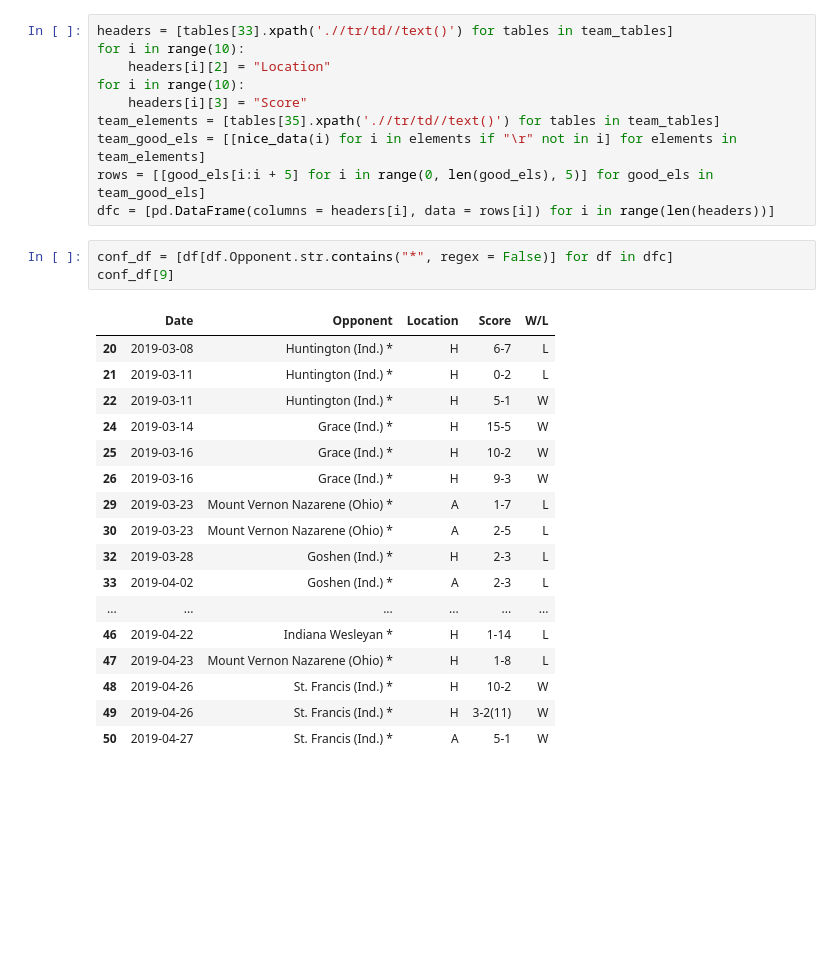
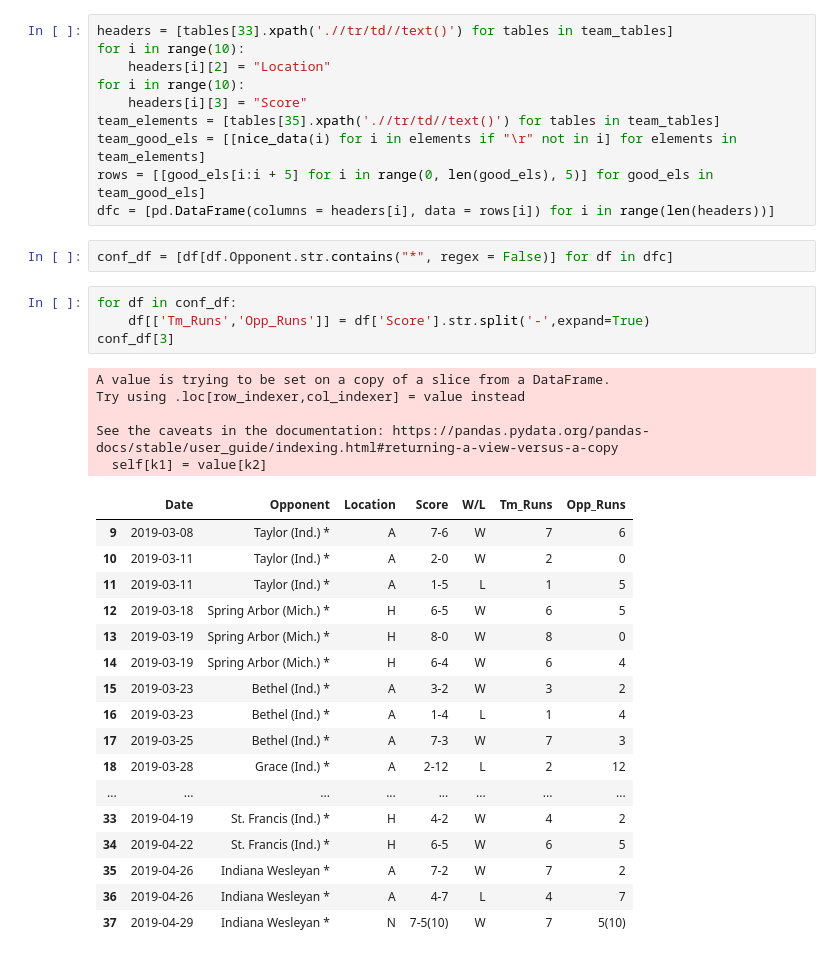
Before and after one commit to MathAtGrace/CrossRoads-Baseball, a Jupyter notebook: Python_2021/Baseball_Research.ipynb, the cells around one changed output. Saved outputs shown, nothing was run; the diff lists cells and outputs as text; blank space fills up the shorter version.

```diff
--- a/Python_2021/Baseball_Research.ipynb
+++ b/Python_2021/Baseball_Research.ipynb
@@ -510,25 +510,33 @@ rows = [[good_els[i:i + 5] for i in range(0, len(good_els), 5)] for good_els in
 dfc = [pd.DataFrame(columns = headers[i], data = rows[i]) for i in range(len(headers))]
 # %%
 conf_df = [df[df.Opponent.str.contains("*", regex = False)] for df in dfc]
-conf_df[9]
-# %% [output]
-|  | Date | Opponent | Location | Score | W/L |
-| 20 | 2019-03-08 | Huntington (Ind.) * | H | 6-7 | L |
-| 21 | 2019-03-11 | Huntington (Ind.) * | H | 0-2 | L |
-| 22 | 2019-03-11 | Huntington (Ind.) * | H | 5-1 | W |
-| 24 | 2019-03-14 | Grace (Ind.) * | H | 15-5 | W |
-| 25 | 2019-03-16 | Grace (Ind.) * | H | 10-2 | W |
-| 26 | 2019-03-16 | Grace (Ind.) * | H | 9-3 | W |
-| 29 | 2019-03-23 | Mount Vernon Nazarene (Ohio) * | A | 1-7 | L |
-| 30 | 2019-03-23 | Mount Vernon Nazarene (Ohio) * | A | 2-5 | L |
-| 32 | 2019-03-28 | Goshen (Ind.) * | H | 2-3 | L |
-| 33 | 2019-04-02 | Goshen (Ind.) * | A | 2-3 | L |
-| ... | ... | ... | ... | ... | ... |
-| 46 | 2019-04-22 | Indiana Wesleyan * | H | 1-14 | L |
-| 47 | 2019-04-23 | Mount Vernon Nazarene (Ohio) * | H | 1-8 | L |
-| 48 | 2019-04-26 | St. Francis (Ind.) * | H | 10-2 | W |
-| 49 | 2019-04-26 | St. Francis (Ind.) * | H | 3-2(11) | W |
-| 50 | 2019-04-27 | St. Francis (Ind.) * | A | 5-1 | W |
+# %%
+for df in conf_df:
+    df[['Tm_Runs','Opp_Runs']] = df['Score'].str.split('-',expand=True)
+conf_df[3]
+# %% [output]
+A value is trying to be set on a copy of a slice from a DataFrame.
+Try using .loc[row_indexer,col_indexer] = value instead
+
+See the caveats in the documentation: https://pandas.pydata.org/pandas-docs/stable/user_guide/indexing.html#returning-a-view-versus-a-copy
+  self[k1] = value[k2]
+|  | Date | Opponent | Location | Score | W/L | Tm_Runs | Opp_Runs |
+| 9 | 2019-03-08 | Taylor (Ind.) * | A | 7-6 | W | 7 | 6 |
+| 10 | 2019-03-11 | Taylor (Ind.) * | A | 2-0 | W | 2 | 0 |
+| 11 | 2019-03-11 | Taylor (Ind.) * | A | 1-5 | L | 1 | 5 |
+| 12 | 2019-03-18 | Spring Arbor (Mich.) * | H | 6-5 | W | 6 | 5 |
+| 13 | 2019-03-19 | Spring Arbor (Mich.) * | H | 8-0 | W | 8 | 0 |
+| 14 | 2019-03-19 | Spring Arbor (Mich.) * | H | 6-4 | W | 6 | 4 |
+| 15 | 2019-03-23 | Bethel (Ind.) * | A | 3-2 | W | 3 | 2 |
+| 16 | 2019-03-23 | Bethel (Ind.) * | A | 1-4 | L | 1 | 4 |
+| 17 | 2019-03-25 | Bethel (Ind.) * | A | 7-3 | W | 7 | 3 |
+| 18 | 2019-03-28 | Grace (Ind.) * | A | 2-12 | L | 2 | 12 |
+| ... | ... | ... | ... | ... | ... | ... | ... |
+| 33 | 2019-04-19 | St. Francis (Ind.) * | H | 4-2 | W | 4 | 2 |
+| 34 | 2019-04-22 | St. Francis (Ind.) * | H | 6-5 | W | 6 | 5 |
+| 35 | 2019-04-26 | Indiana Wesleyan * | A | 7-2 | W | 7 | 2 |
+| 36 | 2019-04-26 | Indiana Wesleyan * | A | 4-7 | L | 4 | 7 |
+| 37 | 2019-04-29 | Indiana Wesleyan * | N | 7-5(10) | W | 7 | 5(10) |
 # %%
 conf_df_h = [df[df.Location.str.contains("H", regex = False)] for df in conf_df]
 conf_df_a = [df[df.Location.str.contains("A", regex = False)] for df in conf_df]
```
Also changed, not shown: parts of 7 cells of this notebook, 1 other file.
